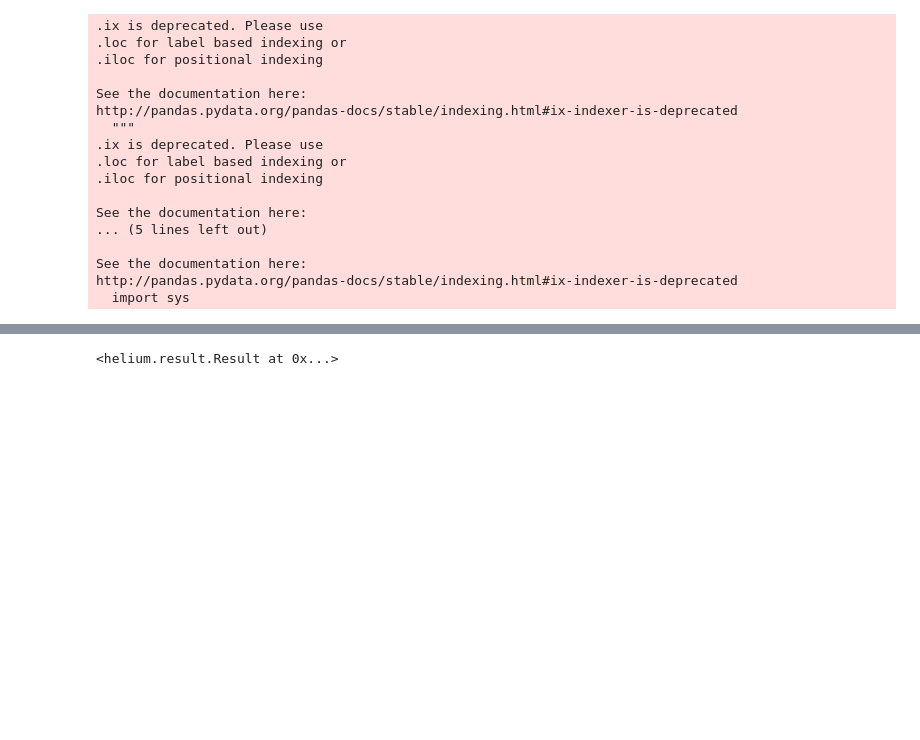
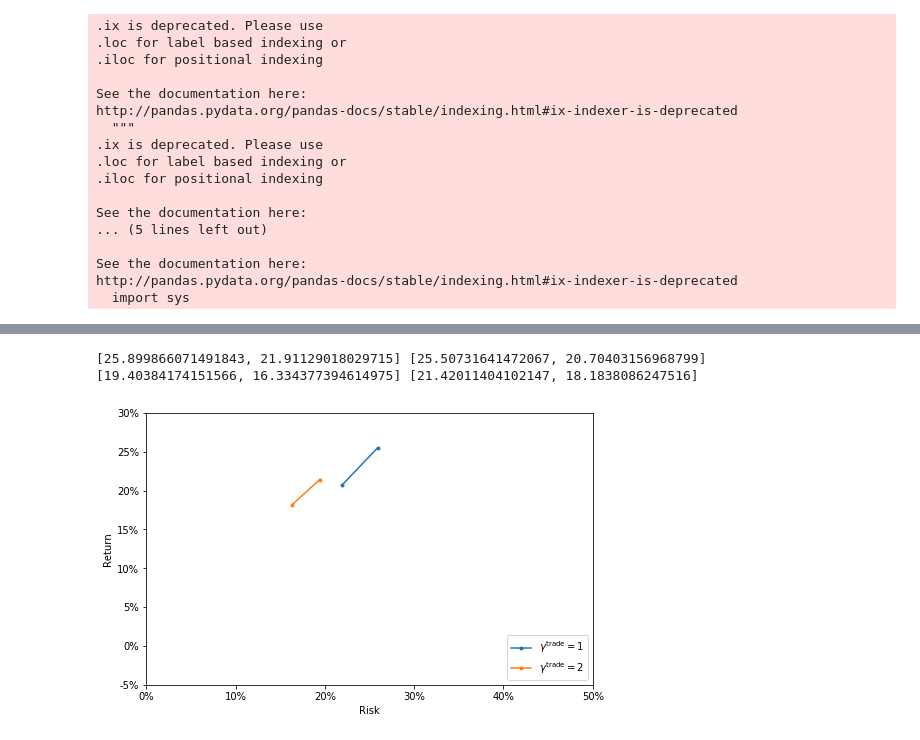
Before and after one commit to yowtzu/helium, a Jupyter notebook: examples/SinglePeriodOptimization.ipynb, the cells around one changed output, grey strips where cells are left out. Drawn from its saved outputs; the diff is of its cells as text; code cells hidden in the pictures; blank space fills up the shorter version.

```diff
--- a/examples/SinglePeriodOptimization.ipynb
+++ b/examples/SinglePeriodOptimization.ipynb
@@ -19,13 +19,13 @@ sigmas=pd.read_csv(datadir+'sigmas.csv.gz',index_col=0,parse_dates=[0]).iloc[:,:
 returns=pd.read_csv(datadir+'returns.csv.gz',index_col=0,parse_dates=[0])
 volumes=pd.read_csv(datadir+'volumes.csv.gz',index_col=0,parse_dates=[0]).iloc[:,:-1]
 
-
-subset_tickers = ['AMZN', 'GOOGL', 'TSLA', 'NKE', 'IBM', 'BAC', 'C', 'USDOLLAR']
+#, 'NKE', 'IBM', 'BAC', 'C'
+subset_tickers = ['AMZN', 'GOOGL', 'BAC', 'USDOLLAR']
 sigmas = sigmas.ix[:, sigmas.columns.isin(subset_tickers)]
 returns = returns.ix[:, returns.columns.isin(subset_tickers)]
 volumes = volumes.ix[:, volumes.columns.isin(subset_tickers)]
 
-start_date="2012-01-01"
+start_date="2012-02-01"
 end_date="2016-12-31"
 # %% [output]
 The autoreload extension is already loaded. To reload it, use:
@@ -56,7 +56,7 @@ returns = returns.rename(columns={"USDOLLAR": cash_ticker})
 volumes[cash_ticker] = np.finfo(np.float).max
 # %%
 w_b = pd.Series(index=returns.columns, data=1)
-w_b.USDOLLAR = 0.
+w_b._CASH = 0.
 w_b/=sum(w_b)
 # %%
 return_estimate=pd.read_csv(datadir+'return_estimate.csv.gz',index_col=0,parse_dates=[0]).dropna()
@@ -114,11 +156,11 @@ Sigma_hat = returns.rolling(window=250, min_periods=250).cov().unstack().shift(1
 # %%
 policies = {}
 results = {}
-gamma_risks_coarse=[.1,.3,1,3,10,30,100,300,1000]
-gamma_tcosts_coarse=[1,2,5,10,20]
+gamma_risks_coarse=[.1, .3]#,1,3,10,30,100,300,1000]
+gamma_tcosts_coarse=[1.,2.]#,5,10,20]
 for gamma_risk in gamma_risks_coarse:
     for gamma_tcost in gamma_tcosts_coarse:
-        risk_model = helium.BasicRiskCost(5.0, Sigma_hat)
+        risk_model = helium.BasicRiskCost(gamma_risk, Sigma_hat)
         optimization_hcost = helium.HoldingCost(gamma = 1., borrow_costs=borrow_costs, dividends=dividends)
         optimization_tcost = helium.TransactionCost(gamma_tcost,
                                                     half_spread=0.0005/2.,
@@ -136,6 +178,4 @@ for gamma_risk in gamma_risks_coarse:
                                                          policies[(gamma_risk, gamma_tcost)],
                                                          start_date,
                                                          end_date)
-        break
-    break
 # %% [output]
@@ -291,7 +375,3 @@ dtype: float64
-# %%
-results[(0.1, 1)]
-# %% [output]
-<helium.result.Result at 0x...>
 # %%
 result_df_coarse=pd.DataFrame()
 for k in results:
@@ -302,19 +382,24 @@ result_df = result_df_coarse.loc[sorted(result_df_coarse.index), sorted(result_d
 # %%
 plt.figure(figsize=(8,5))
 for gamma_tcost in result_df.columns:
     x=[el.excess_returns.std()*100*np.sqrt(250) for el in result_df[gamma_tcost]]
     y=[el.excess_returns.mean()*100*250 for el in result_df[gamma_tcost]]
+    print(x,y)
     plt.plot(np.array(x),np.array(y), '.-', label='$\gamma^\mathrm{trade} = %g$'%gamma_tcost)
 plt.legend(loc='lower right')
 plt.xlabel('Risk')
 plt.ylabel('Return')
-plt.xlim([0,20])
-plt.ylim([0,30])
+plt.xlim([0,50])
+plt.ylim([-5,30])
 
 
 import matplotlib.ticker as mtick
 ax = plt.gca()
 ax.xaxis.set_major_formatter(mtick.FormatStrFormatter('%.0f%%'))
 ax.yaxis.set_major_formatter(mtick.FormatStrFormatter('%.0f%%'))
 
 #plt.savefig(plotdir+'spo_riskrewardfrontier.png')
+# %% [output]
+[25.899866071491843, 21.91129018029715] [25.50731641472067, 20.70403156968799]
+[19.40384174151566, 16.334377394614975] [21.42011404102147, 18.1838086247516]
+[figure, added]
```
Also changed, not shown: parts of 5 cells of this notebook.
